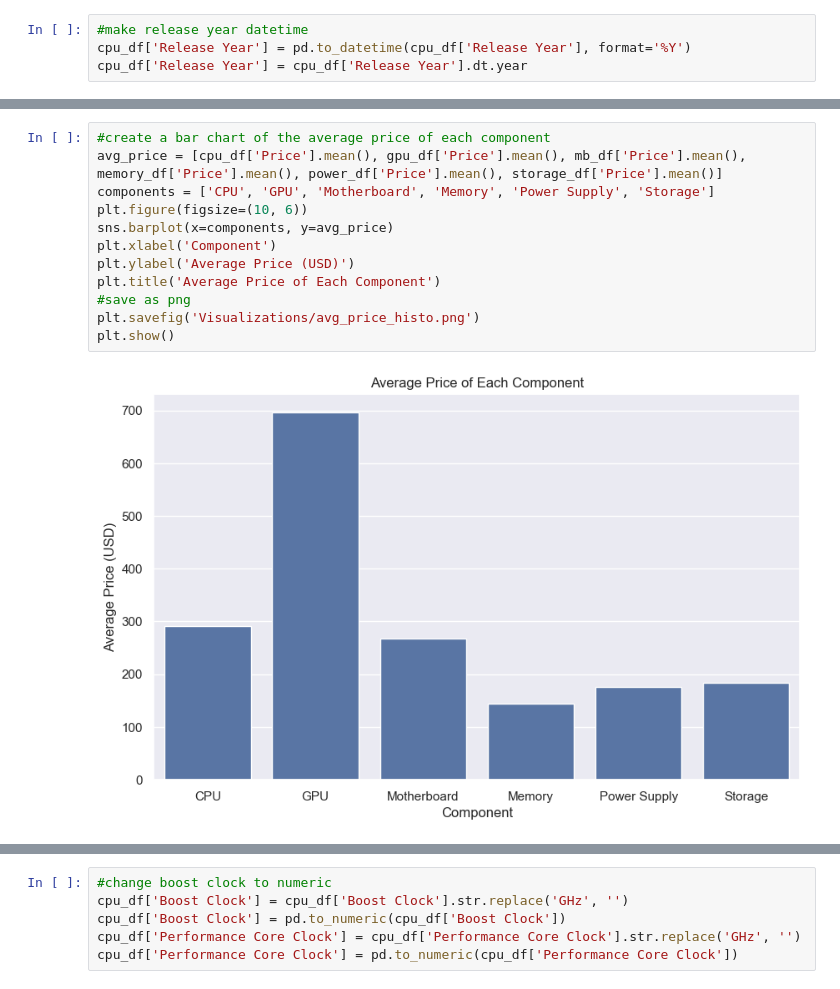
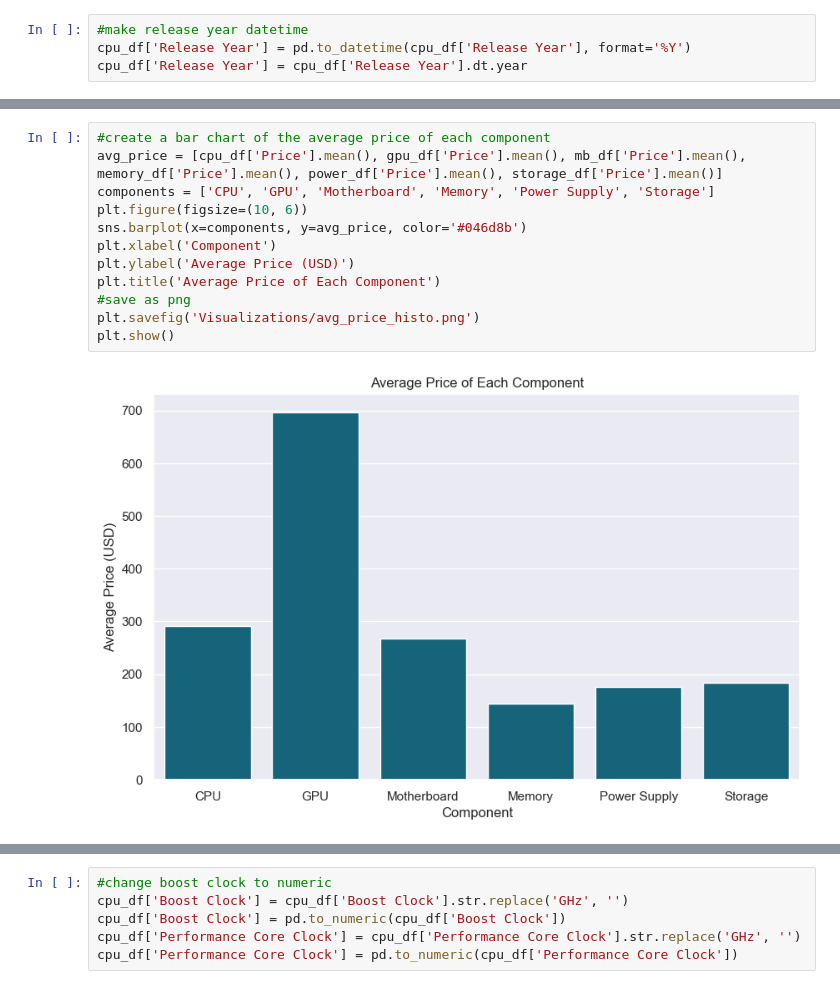
Before and after one commit to knoppds/CSCI_5502_Group_Project_01, a Jupyter notebook: GP_1_PCPartPicker_Data_Visualizations.ipynb, the cells around one changed output, grey strips where cells are left out. Cells and saved outputs as stored; diff of their text form.

Commit message:
updated with Intel and AMD colors

```diff
--- a/GP_1_PCPartPicker_Data_Visualizations.ipynb
+++ b/GP_1_PCPartPicker_Data_Visualizations.ipynb
@@ -120,17 +122,17 @@ plt.show()
 # %%
 #create a bar chart of the average price of each component
 avg_price = [cpu_df['Price'].mean(), gpu_df['Price'].mean(), mb_df['Price'].mean(), memory_df['Price'].mean(), power_df['Price'].mean(), storage_df['Price'].mean()]
 components = ['CPU', 'GPU', 'Motherboard', 'Memory', 'Power Supply', 'Storage']
 plt.figure(figsize=(10, 6))
-sns.barplot(x=components, y=avg_price)
+sns.barplot(x=components, y=avg_price, color='#046d8b')
 plt.xlabel('Component')
 plt.ylabel('Average Price (USD)')
 plt.title('Average Price of Each Component')
 #save as png
 plt.savefig('Visualizations/avg_price_histo.png')
 plt.show()
 # %% [output]
-[figure, old version]
+[figure, new version]
 # %%
 #combine the dataframes for all components into one dataframe
 #add a column for component type
```
Also changed, not shown: parts of 10 cells of this notebook, 11 other files.
